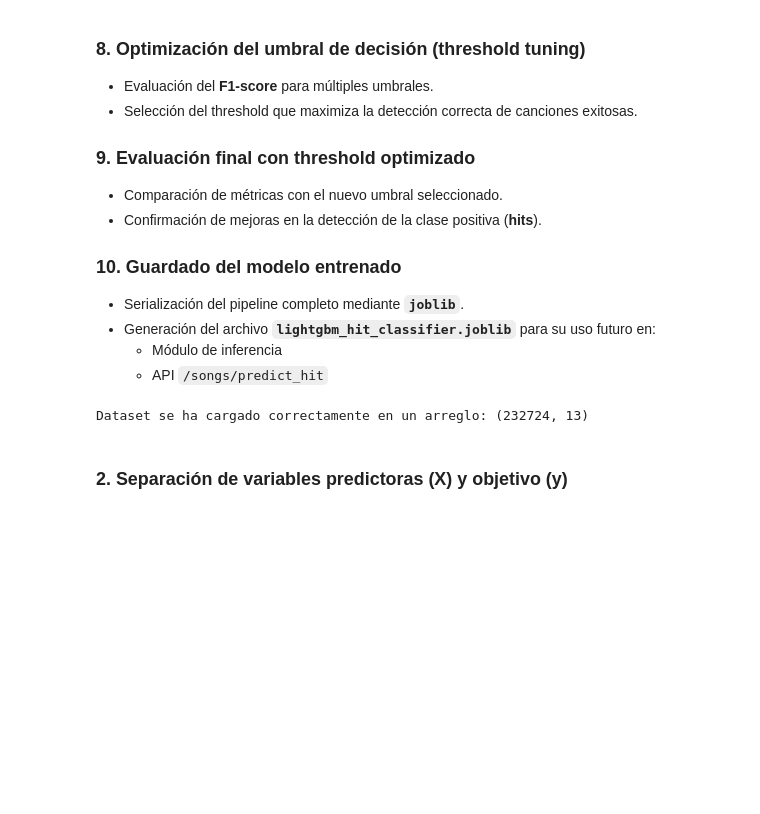
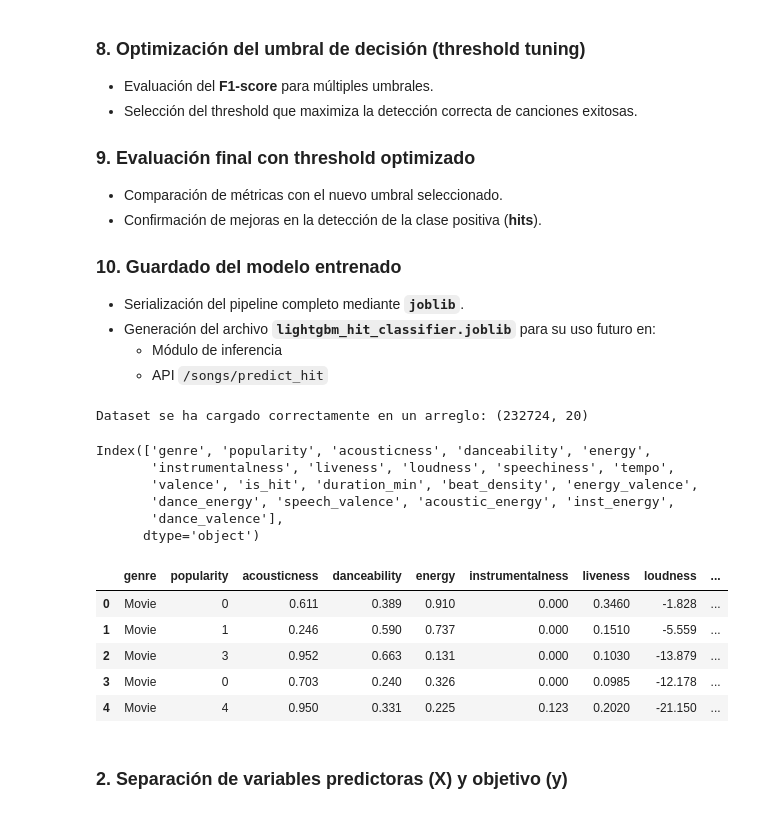
Before and after one commit to jmf-uniandes/pre-training, a Jupyter notebook: notebooks/04_model_trainningold.ipynb, the cells around one changed output. Cells and saved outputs as stored; diff of their text form; code cells hidden in the pictures; blank space fills up the shorter version.

```diff
--- a/notebooks/04_model_trainningold.ipynb
+++ b/notebooks/04_model_trainningold.ipynb
@@ -67,19 +67,31 @@ from sklearn import set_config
 # %%
 
 # Ruta al archivo fuente inicial
 DATA_PATH = "../data/processed/spotify_clean_modeling.csv"
 
 # Verificar existencia
 if not os.path.exists(DATA_PATH):
     raise FileNotFoundError(f"No se encontró el archivo en {DATA_PATH}")
 
 # Carga el archivo CSV
 df = pd.read_csv(DATA_PATH)
 print(f"Dataset se ha cargado correctamente en un arreglo: {df.shape}")
-#display(df.columns.T)
-#display(df.head())
+display(df.columns.T)
+display(df.head())
 # %% [output]
-Dataset se ha cargado correctamente en un arreglo: (232724, 13)
+Dataset se ha cargado correctamente en un arreglo: (232724, 20)
+Index(['genre', 'popularity', 'acousticness', 'danceability', 'energy',
+       'instrumentalness', 'liveness', 'loudness', 'speechiness', 'tempo',
+       'valence', 'is_hit', 'duration_min', 'beat_density', 'energy_valence',
+       'dance_energy', 'speech_valence', 'acoustic_energy', 'inst_energy',
+       'dance_valence'],
+      dtype='object')
+|  | genre | popularity | acousticness | danceability | energy | instrumentalness | liveness | loudness | ... |
+| 0 | Movie | 0 | 0.611 | 0.389 | 0.910 | 0.000 | 0.3460 | -1.828 | ... |
+| 1 | Movie | 1 | 0.246 | 0.590 | 0.737 | 0.000 | 0.1510 | -5.559 | ... |
+| 2 | Movie | 3 | 0.952 | 0.663 | 0.131 | 0.000 | 0.1030 | -13.879 | ... |
+| 3 | Movie | 0 | 0.703 | 0.240 | 0.326 | 0.000 | 0.0985 | -12.178 | ... |
+| 4 | Movie | 4 | 0.950 | 0.331 | 0.225 | 0.123 | 0.2020 | -21.150 | ... |
 # %% [markdown]
 ### 2. Separación de variables predictoras (X) y objetivo (y)
 # %%
```
Also changed, not shown: parts of 9 cells of this notebook, 35 other files.
